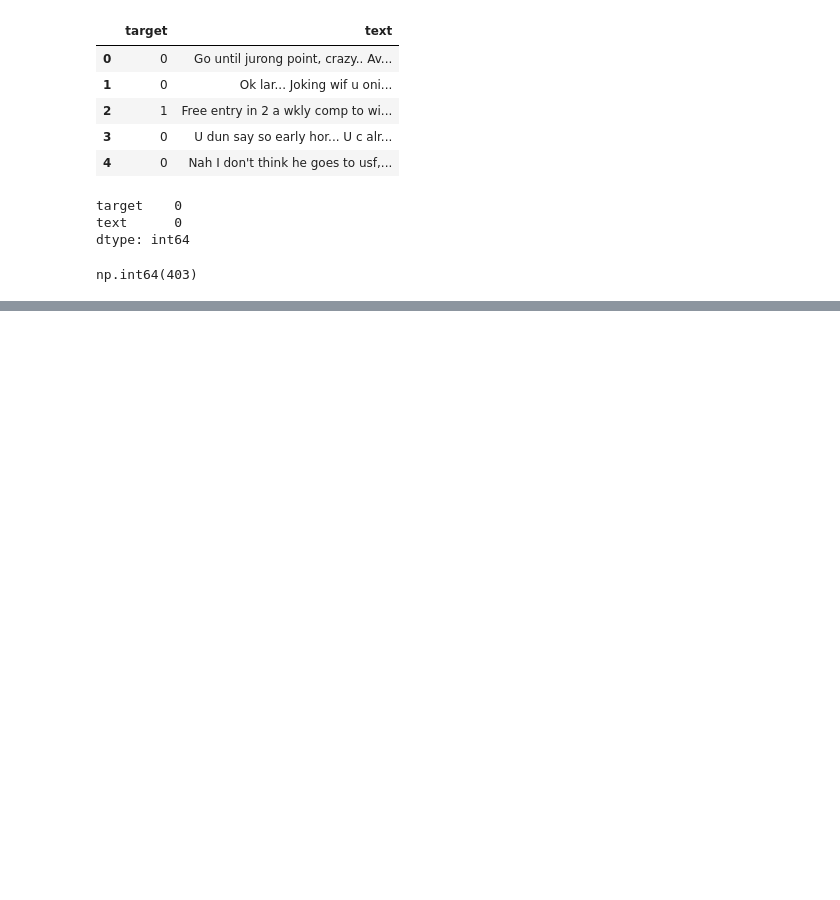
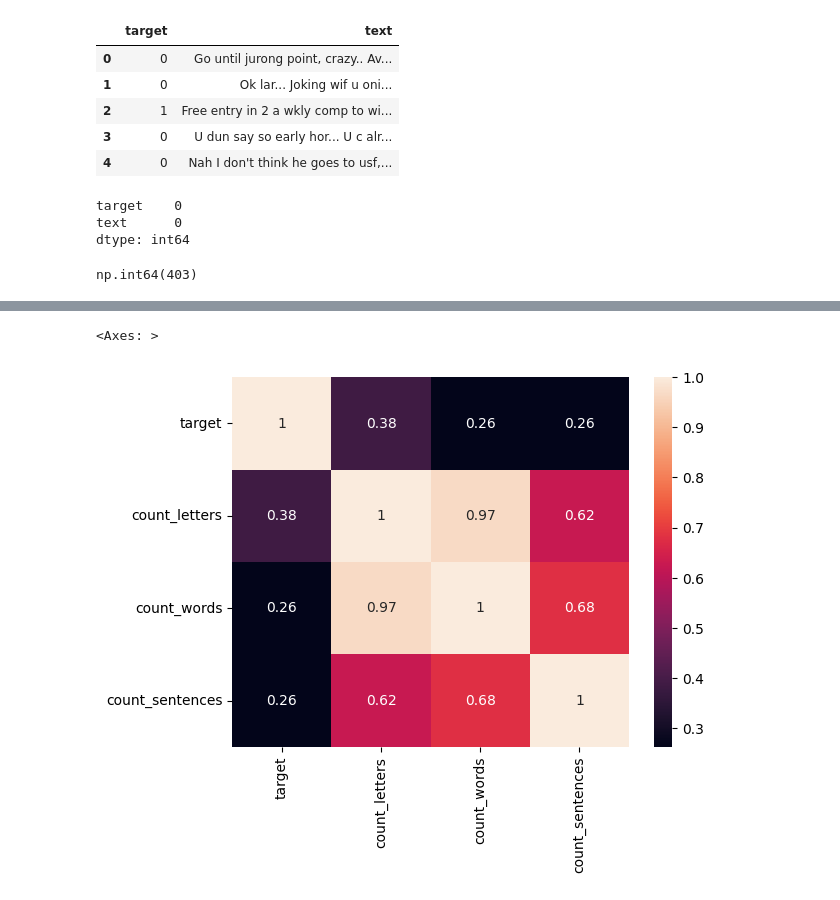
Before and after one commit to Kushal096/Spam_Classifier, a Jupyter notebook: main.ipynb, the cells around one changed output, grey strips where cells are left out. Drawn from its saved outputs; the diff is of its cells as text; code cells hidden in the pictures; blank space fills up the shorter version.

```diff
--- a/main.ipynb
+++ b/main.ipynb
@@ -76,0 +137,5 @@ data = data.drop_duplicates(keep='first')
+# %%
+sns.heatmap(data.drop(columns=['text']).corr(), annot=True)
+# %% [output]
+<Axes: >
+[figure, added]
```
Also changed, not shown: parts of 13 cells of this notebook.
